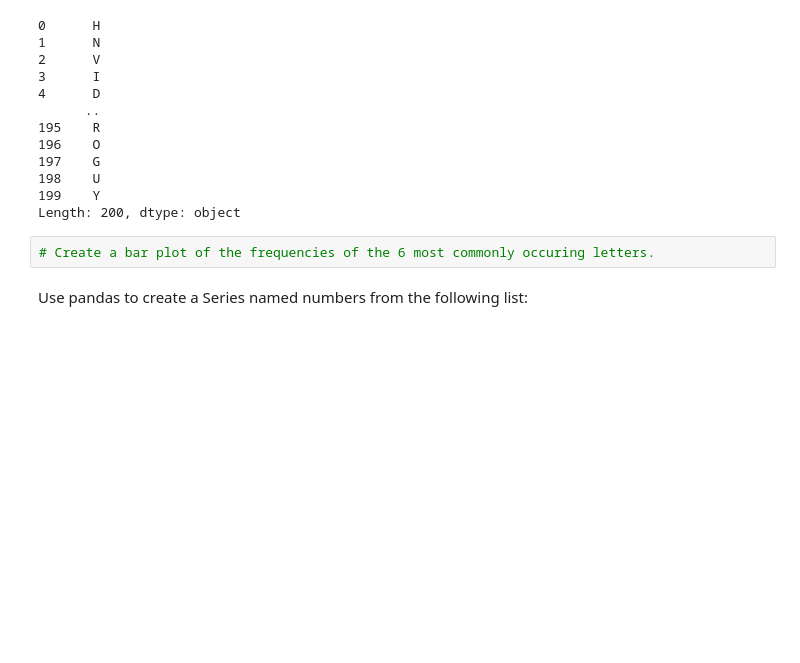
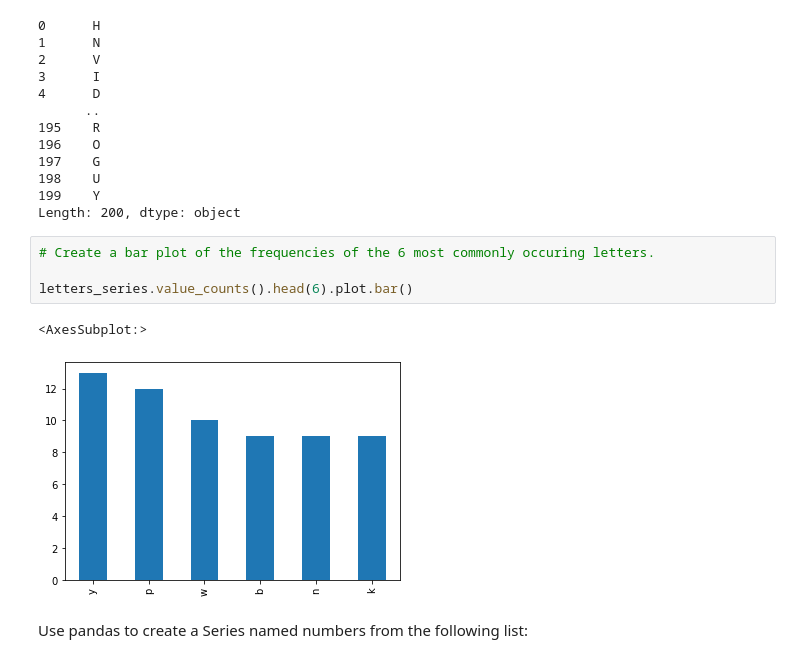
Before and after one commit to dashbringhurst/numpy-pandas-visualization-exercises, a Jupyter notebook: pandas_series.ipynb, the cells around one changed output. Saved outputs shown, nothing was run; the diff lists cells and outputs as text; blank space fills up the shorter version.

```diff
--- a/pandas_series.ipynb
+++ b/pandas_series.ipynb
@@ -291,6 +335,11 @@ letters_series.str.upper()
 Length: 200, dtype: object
 # %%
 # Create a bar plot of the frequencies of the 6 most commonly occuring letters.
+
+letters_series.value_counts().head(6).plot.bar()
+# %% [output]
+<AxesSubplot:>
+[figure, added]
 # %% [markdown]
 Use pandas to create a Series named numbers from the following list:
 # %%
```
Also changed, not shown: parts of 13 cells of this notebook.
